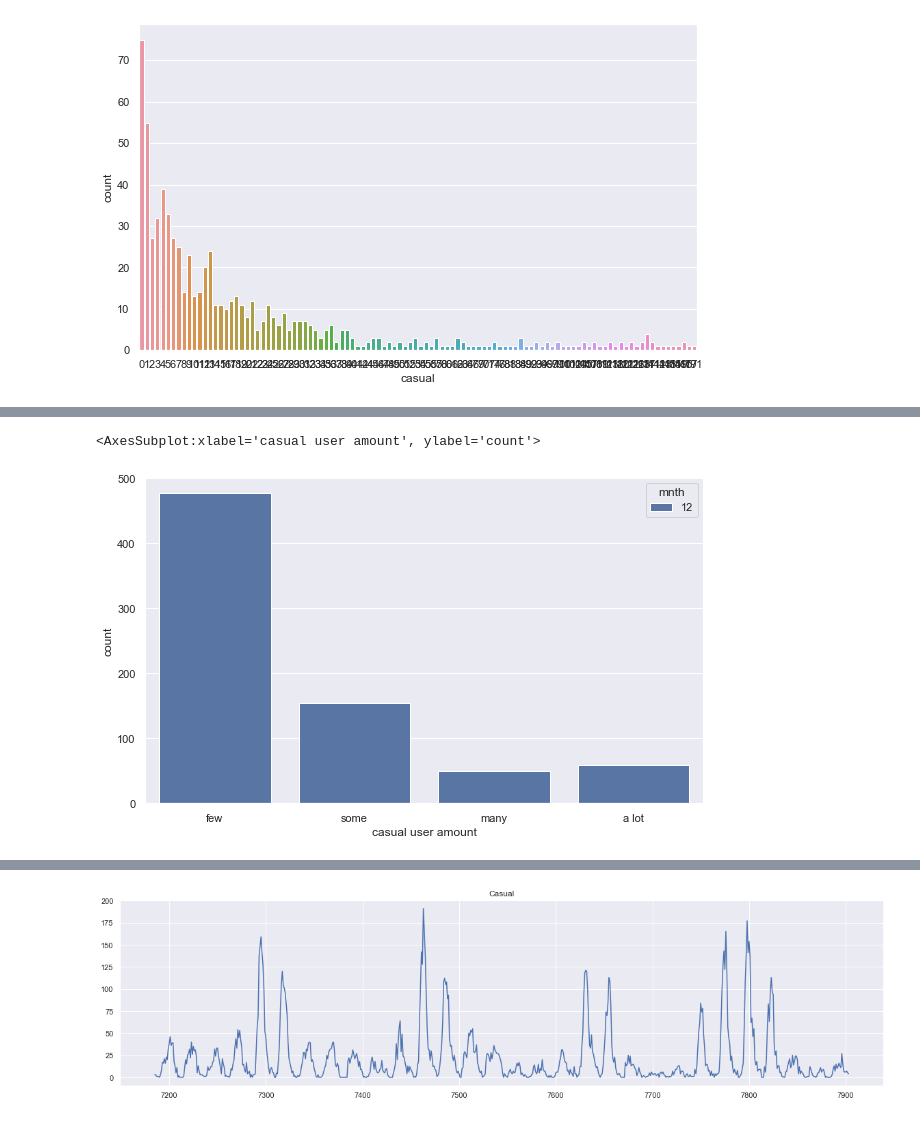
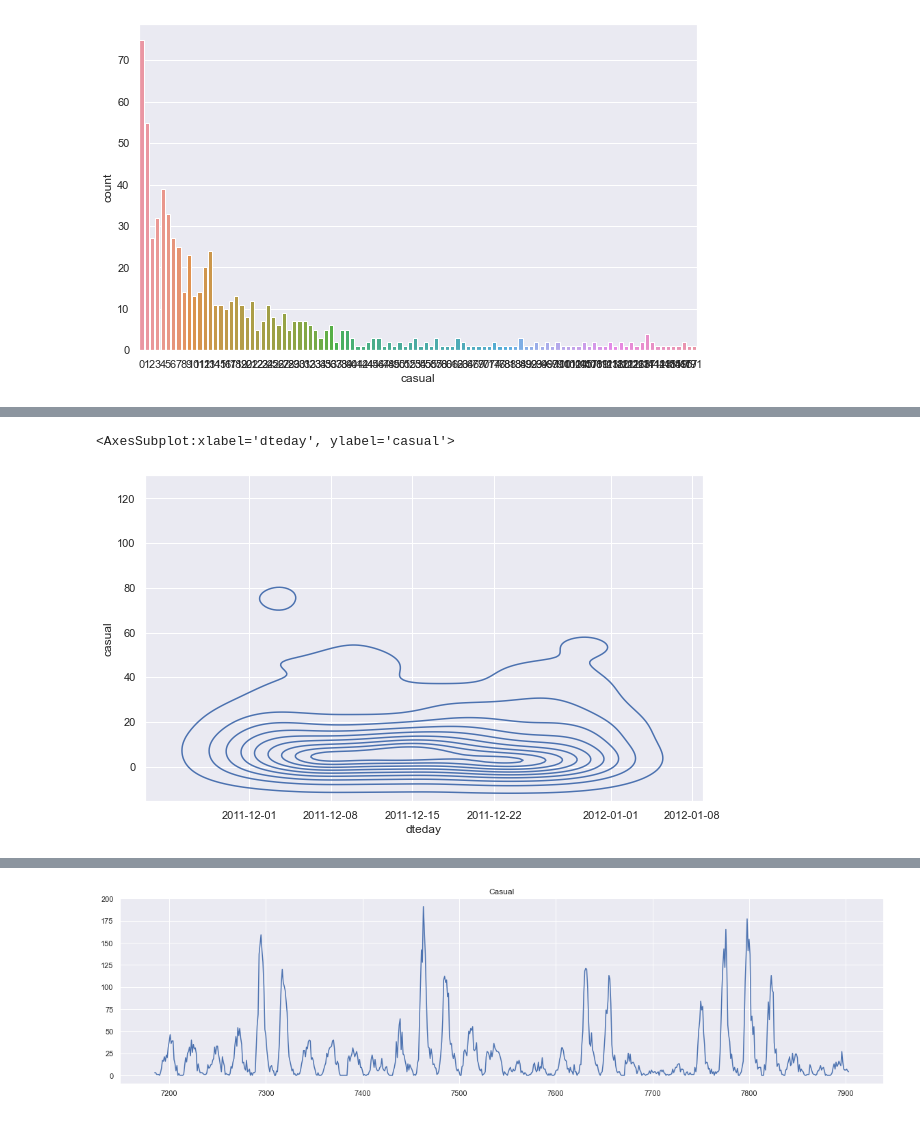
Before and after one commit to movifu1982/Bike-project, a Jupyter notebook: bike 1.ipynb, the cells around one changed output, grey strips where cells are left out. Saved outputs shown, nothing was run; the diff lists cells and outputs as text; code cells hidden in the pictures.

```diff
--- a/bike 1.ipynb
+++ b/bike 1.ipynb
@@ -930,7 +871,7 @@ print (december_usage1)
 
 [741 rows x 21 columns]
 # %%
-sns.countplot(data=december_usage1, x="casual user amount", hue="mnth")
+sns.kdeplot(data=december_usage1, x="dteday", y="casual")
 # %% [output]
-<AxesSubplot:xlabel='casual user amount', ylabel='count'>
+<AxesSubplot:xlabel='dteday', ylabel='casual'>
-[figure, old version]
+[figure, new version]
```
Also changed, not shown: parts of 66 cells of this notebook.
